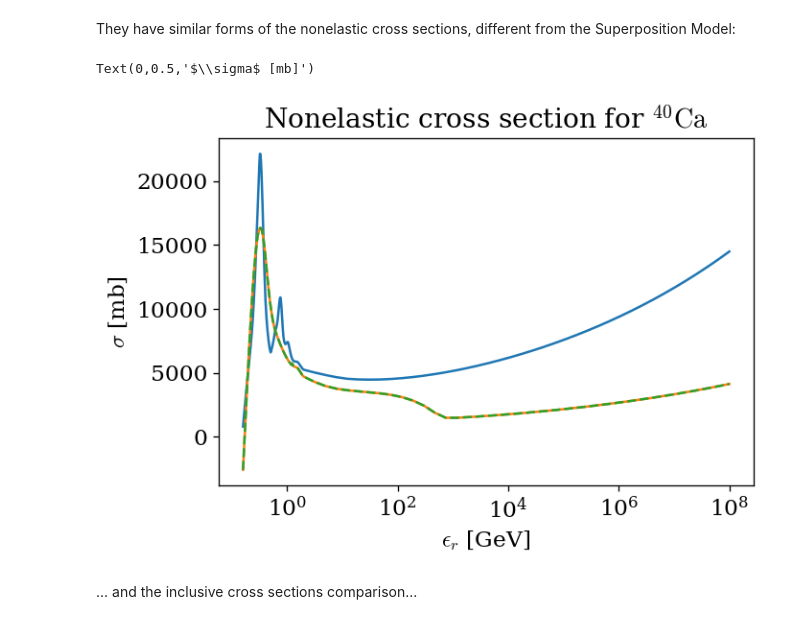
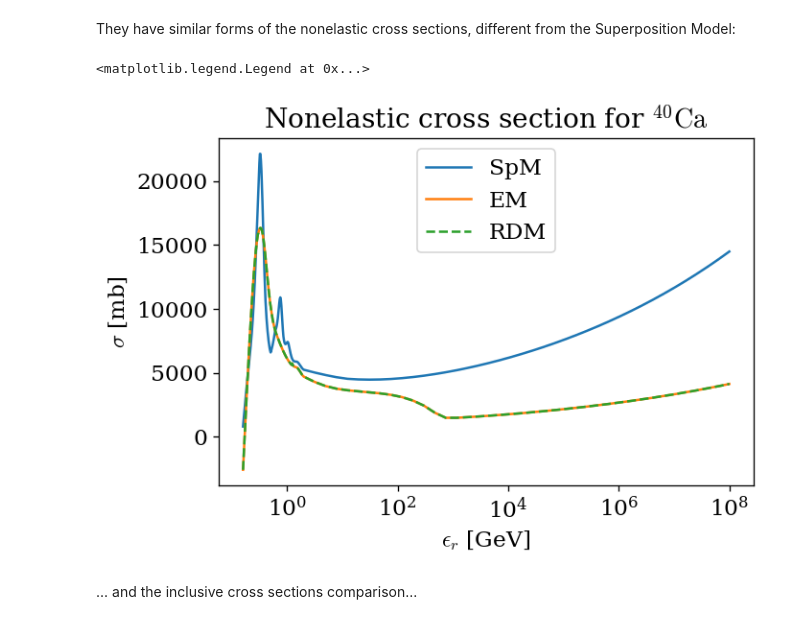
Before and after one commit to mohller/AstroPhoMes, a Jupyter notebook: examples/Howto_example.ipynb, the cells around one changed output. Cells and saved outputs as stored; diff of their text form; code cells hidden in the pictures.

```diff
--- a/examples/Howto_example.ipynb
+++ b/examples/Howto_example.ipynb
@@ -99,13 +102,14 @@ They have similar forms of the nonelastic cross sections, different from the Sup
 # %%
 plt.semilogx(*spm.cs_nonel(4020), label='SpM')
 plt.semilogx(*em.cs_nonel(4020), label='EM')
 plt.semilogx(*rdm.cs_nonel(4020), ls='--', label='RDM')
 
 plt.title(r'Nonelastic cross section for $\rm ^{40}Ca$')
 plt.xlabel(r'$\epsilon_r$ [GeV]')
 plt.ylabel(r'$\sigma$ [mb]')
+plt.legend()
 # %% [output]
-Text(0,0.5,'$\\sigma$ [mb]')
+<matplotlib.legend.Legend at 0x...>
-[figure, old version]
+[figure, new version]
 # %% [markdown]
 ... and the inclusive cross sections comparison...
```
Also changed, not shown: parts of 3 cells of this notebook, 3 other files.
